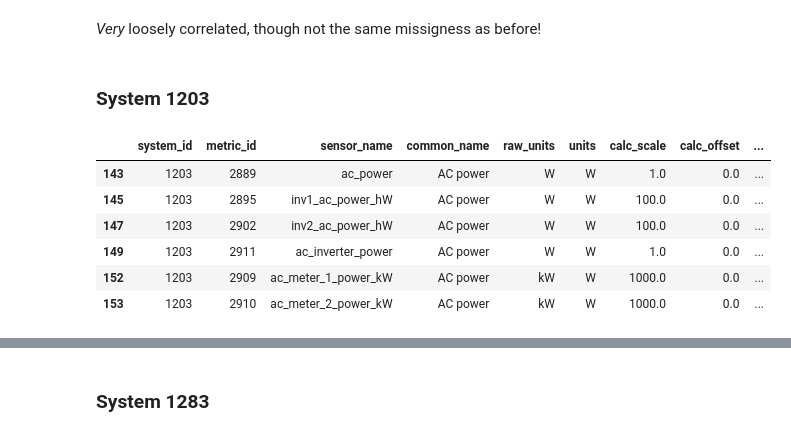
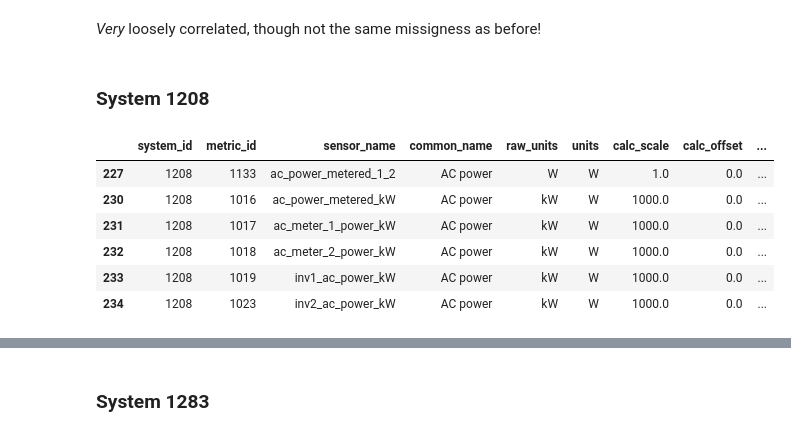
Before and after one commit to Erdos-Projects/predicting-day-ahead-solar-power-production, a Jupyter notebook: src/data/pwr/ac_power_filter_maker.ipynb, the cells around one changed output, grey strips where cells are left out. Drawn from its saved outputs; the diff is of its cells as text; code cells hidden in the pictures.

```diff
--- a/src/data/pwr/ac_power_filter_maker.ipynb
+++ b/src/data/pwr/ac_power_filter_maker.ipynb
@@ -1665,18 +1591,18 @@ plt.show()
 # %% [markdown]
 *Very* loosely correlated, though not the same missigness as before!
 # %% [markdown]
-### System 1203
+### System 1208
 # %%
-system_id = 1203
+system_id = 1208
 relevant_rows_metrics = metrics_df[metrics_df['system_id'] == system_id]
 ac_power_metrics = metrics_search_for_two_fragments_df(relevant_rows_metrics, 'pow', 'ac', 'and')
 ac_non_powerfactor_metrics = ac_power_metrics[ac_power_metrics['units'].isin(['W','kW'])]
 ac_non_powerfactor_metrics
 # %% [output]
 |  | system_id | metric_id | sensor_name | common_name | raw_units | units | calc_scale | calc_offset | ... |
-| 143 | 1203 | 2889 | ac_power | AC power | W | W | 1.0 | 0.0 | ... |
-| 145 | 1203 | 2895 | inv1_ac_power_hW | AC power | W | W | 100.0 | 0.0 | ... |
-| 147 | 1203 | 2902 | inv2_ac_power_hW | AC power | W | W | 100.0 | 0.0 | ... |
-| 149 | 1203 | 2911 | ac_inverter_power | AC power | W | W | 1.0 | 0.0 | ... |
-| 152 | 1203 | 2909 | ac_meter_1_power_kW | AC power | kW | W | 1000.0 | 0.0 | ... |
-| 153 | 1203 | 2910 | ac_meter_2_power_kW | AC power | kW | W | 1000.0 | 0.0 | ... |
+| 227 | 1208 | 1133 | ac_power_metered_1_2 | AC power | W | W | 1.0 | 0.0 | ... |
+| 230 | 1208 | 1016 | ac_power_metered_kW | AC power | kW | W | 1000.0 | 0.0 | ... |
+| 231 | 1208 | 1017 | ac_meter_1_power_kW | AC power | kW | W | 1000.0 | 0.0 | ... |
+| 232 | 1208 | 1018 | ac_meter_2_power_kW | AC power | kW | W | 1000.0 | 0.0 | ... |
+| 233 | 1208 | 1019 | inv1_ac_power_kW | AC power | kW | W | 1000.0 | 0.0 | ... |
+| 234 | 1208 | 1023 | inv2_ac_power_kW | AC power | kW | W | 1000.0 | 0.0 | ... |
```
Also changed, not shown: parts of 27 cells of this notebook, 8 other files.
